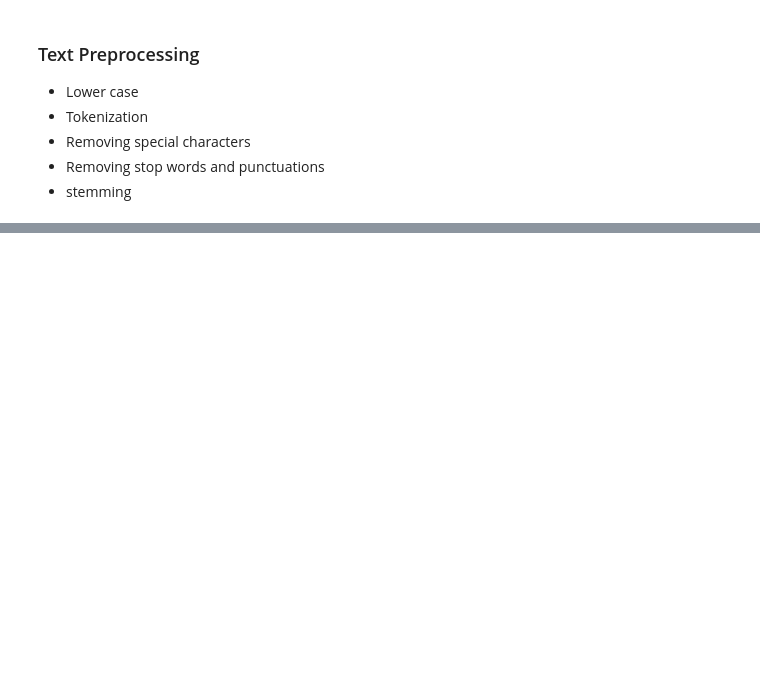
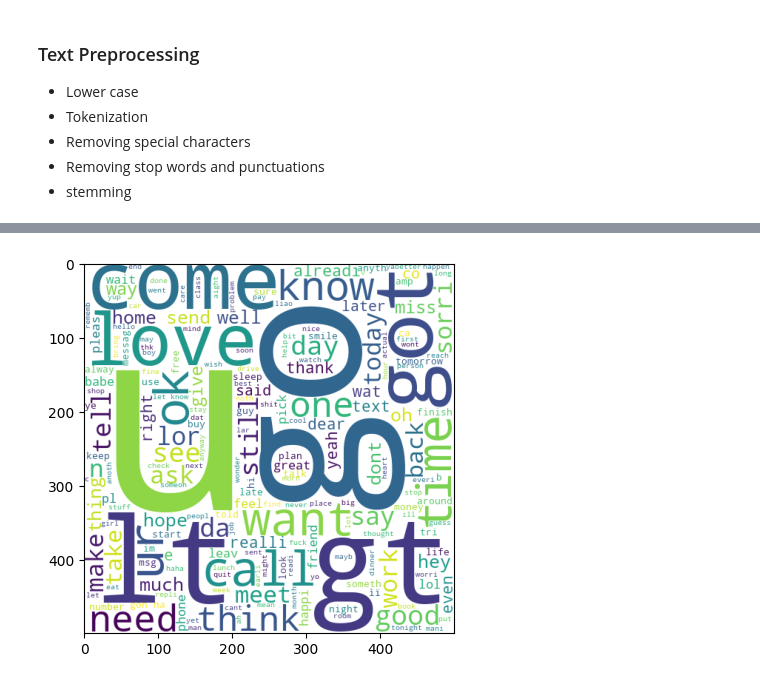
Before and after one commit to Vinayupadhyay790/sms-prediction, a Jupyter notebook: sms_prediction.ipynb, the cells around one changed output, grey strips where cells are left out. Drawn from its saved outputs; the diff is of its cells as text; code cells hidden in the pictures; blank space fills up the shorter version.

```diff
--- a/sms_prediction.ipynb
+++ b/sms_prediction.ipynb
@@ -184,0 +296,5 @@ sns.heatmap(new_df.corr(),annot=True)
+# %%
+plt.imshow(spam_wc2)
+plt.show()
+# %% [output]
+[figure, added]
```
Also changed, not shown: parts of 36 cells of this notebook.
